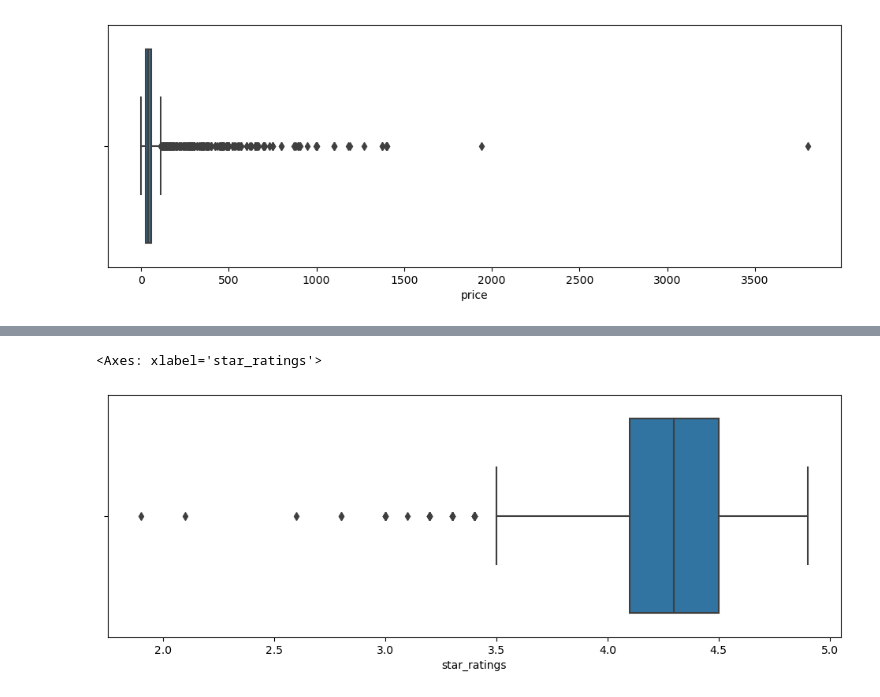
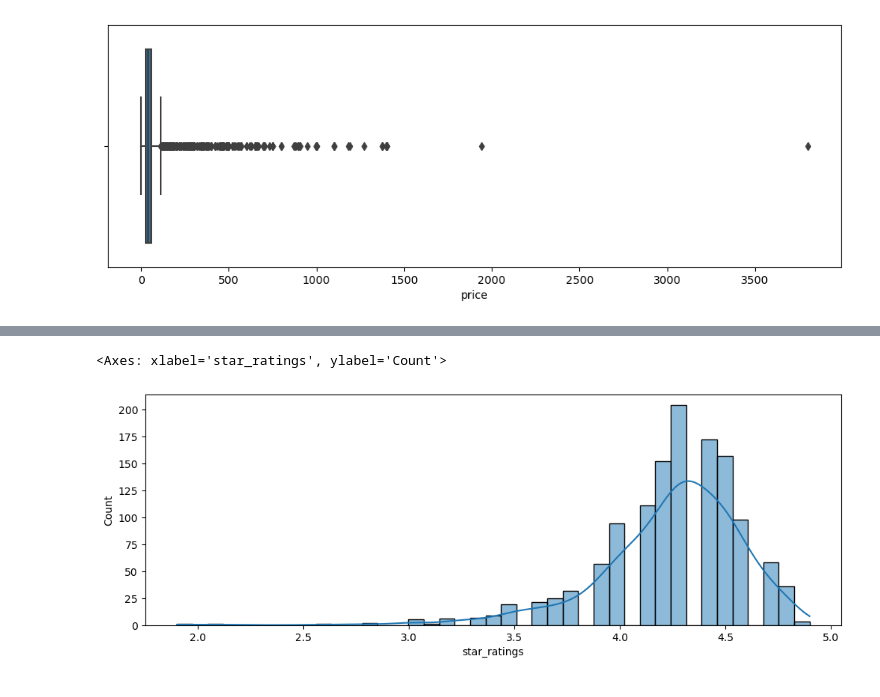
Before and after one commit to EbejaleKasimir/Internship_Project, a Jupyter notebook: Internship_Project.ipynb, the cells around one changed output, grey strips where cells are left out. Saved outputs shown, nothing was run; the diff lists cells and outputs as text; code cells hidden in the pictures.

```diff
--- a/Internship_Project.ipynb
+++ b/Internship_Project.ipynb
@@ -161,7 +152,7 @@ sns.countplot(data=df_eda, x='category')
 # %%
 # Star rating distribution
 plt.figure(figsize=(12,4))
-sns.boxplot(x=df_eda['star_ratings'])
+sns.histplot(x=df_eda['star_ratings'], kde=True)
 # %% [output]
-<Axes: xlabel='star_ratings'>
+<Axes: xlabel='star_ratings', ylabel='Count'>
-[figure, old version]
+[figure, new version]
```
Also changed, not shown: parts of 23 cells of this notebook, 4 other files.
